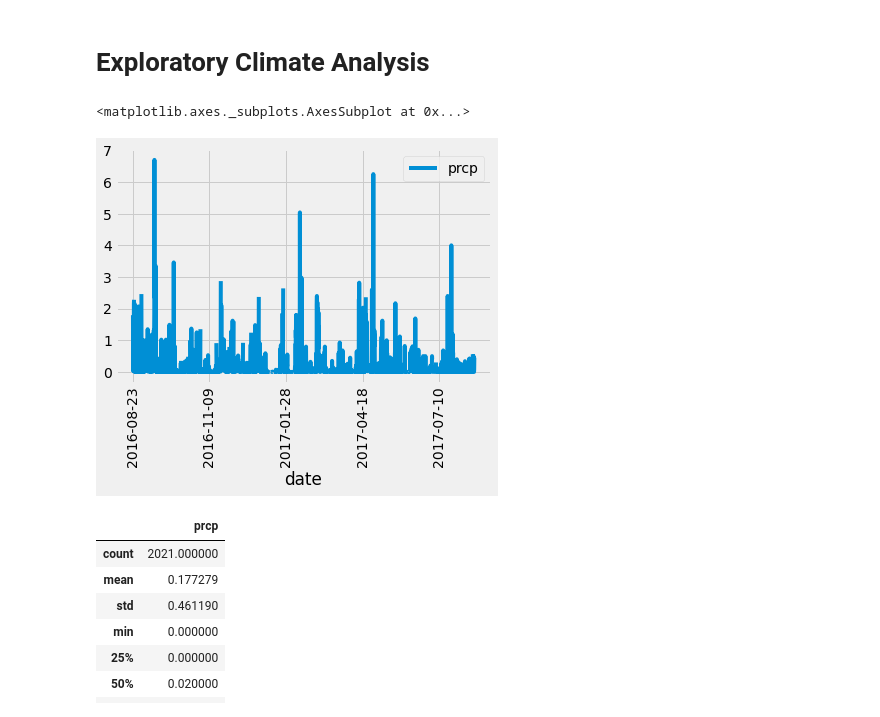
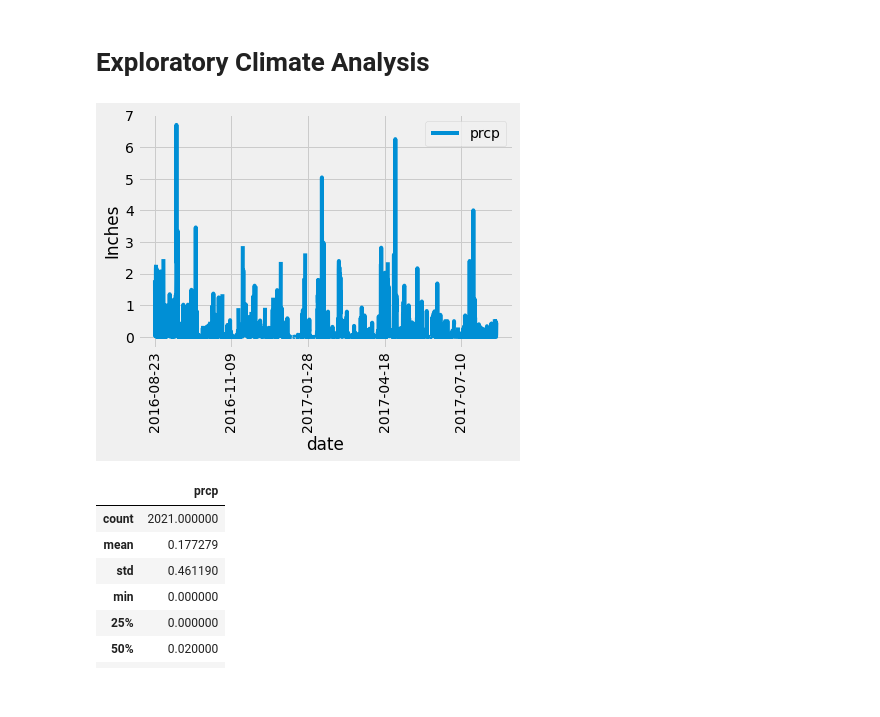
Before and after one commit to littleprincecurry/sqlalchemy-challenge, a Jupyter notebook: climate_starter.ipynb, the cells around one changed output. Cells and saved outputs as stored; diff of their text form; code cells hidden in the pictures.

Commit message:
saved images into image folder

```diff
--- a/climate_starter.ipynb
+++ b/climate_starter.ipynb
@@ -72,27 +72,28 @@ elevation FLOAT
 # %%
 # Design a query to retrieve the last 12 months of precipitation data and plot the results
 
 # Calculate the date 1 year ago from the last data point in the database
 result = session.query(Measurement.date).\
 order_by(Measurement.date.desc()).first()
 last_date = dt.datetime.strptime(result.date, '%Y-%m-%d').date()
 year_ago = last_date - dt.timedelta(days=365)
 
 # Perform a query to retrieve the data and precipitation scores
 stmt = session.query(Measurement.date, Measurement.prcp).filter(Measurement.date >= year_ago).statement
 
 # Save the query results as a Pandas DataFrame and set the index to the date column
 df = pd.read_sql_query(stmt, session.bind)
 df.set_index('date', inplace=True)
 df.head(10)
 
 # Sort the dataframe by date
 df = df.sort_values('date')
 # Use Pandas Plotting with Matplotlib to plot the data
 df.plot(rot=90)
+plt.ylabel('Inches')
+plt.savefig('Images/12rain.png')
 # %% [output]
-<matplotlib.axes._subplots.AxesSubplot at 0x...>
-[figure, old version]
+[figure, new version]
 # %%
 # Use Pandas to calcualte the summary statistics for the precipitation data
 df.agg(['mean', 'median', 'var', 'std', 'sem'])
```
Also changed, not shown: parts of 2 cells of this notebook, 4 other files.
